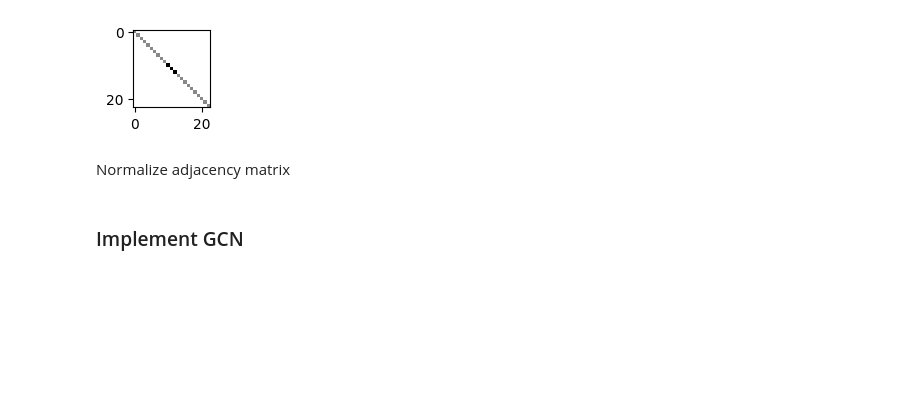
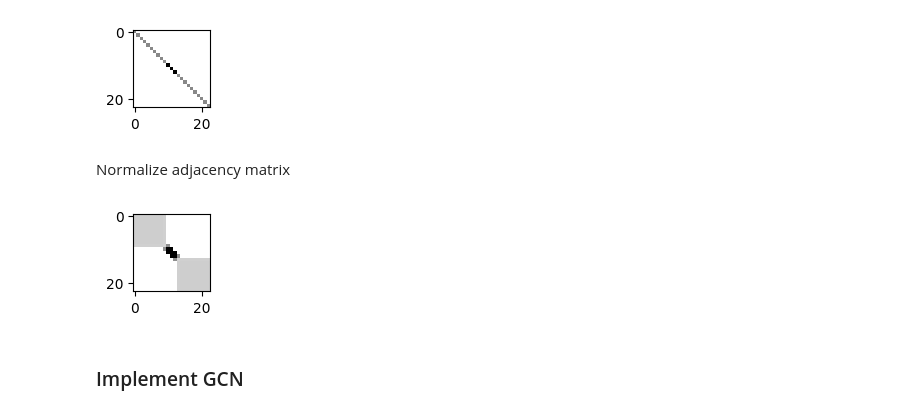
Before and after one commit to lipinski/graph-neural-network, a Jupyter notebook: spectral_graph_convolution_numpy.ipynb, the cells around one changed output. Saved outputs shown, nothing was run; the diff lists cells and outputs as text; code cells hidden in the pictures; blank space fills up the shorter version.

```diff
--- a/spectral_graph_convolution_numpy.ipynb
+++ b/spectral_graph_convolution_numpy.ipynb
@@ -68,6 +68,11 @@ plt.imshow(D_hat, cmap="Greys", interpolation="none");
 Normalize adjacency matrix
 # %%
 A_norm = D_hat @ A_hat @ D_hat
+
+fig = plt.figure(figsize=figsize) # in inches
+plt.imshow(A_norm, cmap="Greys", interpolation="none");
+# %% [output]
+[figure, added]
 # %% [markdown]
 ### Implement GCN
 # %%
```
Also changed, not shown: parts of 1 cell of this notebook.
